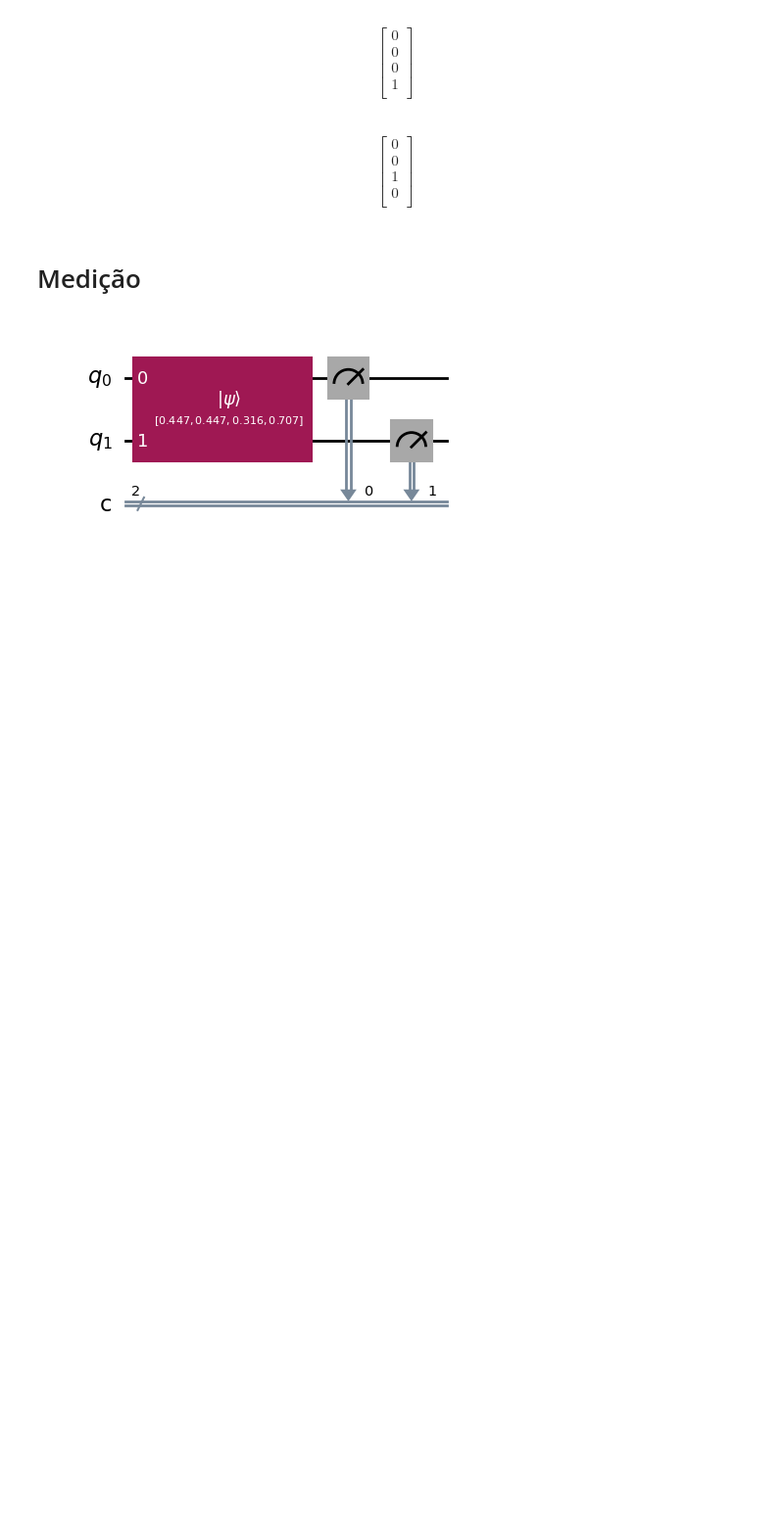
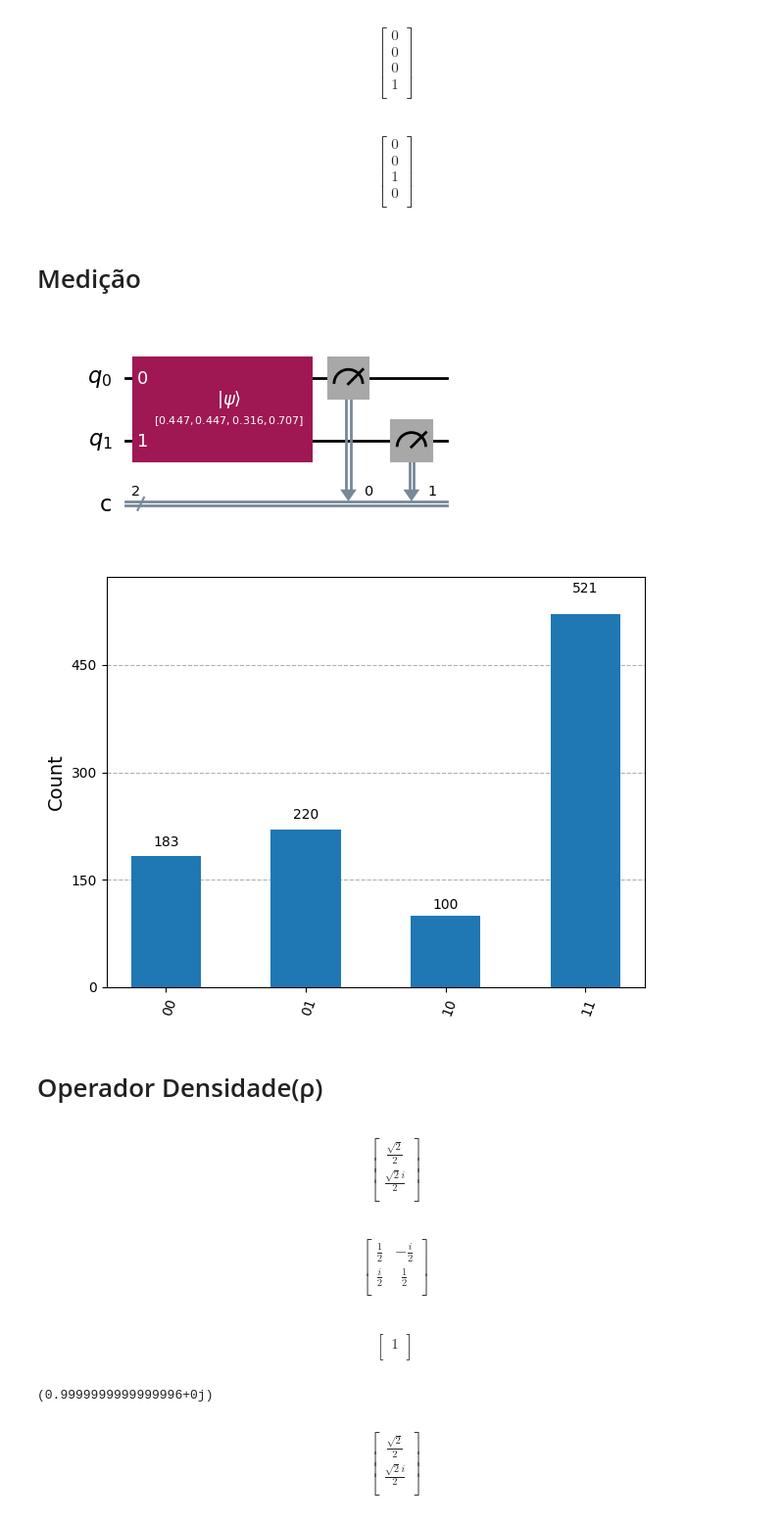
Before and after one commit to irajamuller/quantum_computing, a Jupyter notebook: Circuito_Quântico_2_qubits,_Operador_Densidade_e_Esfera_de_Bloch.ipynb, the cells around one changed output. Shown: that part at 98% size. Cells and saved outputs as stored; diff of their text form; code cells hidden in the pictures; blank space fills up the shorter version.

```diff
--- a/Circuito_Quântico_2_qubits,_Operador_Densidade_e_Esfera_de_Bloch.ipynb
+++ b/Circuito_Quântico_2_qubits,_Operador_Densidade_e_Esfera_de_Bloch.ipynb
@@ -110,3 +111,61 @@ qc.measure([0, 1], [0, 1])
 qc.draw('mpl')
 # %% [output]
 [figure]
+# %%
+qc_t = transpile(qc)
+backend = AerSimulator()
+
+result = backend.run(qc_t).result()
+counts = result.get_counts()
+plot_histogram(counts)
+# %% [output]
+[figure, added]
+# %% [markdown]
+# Operador Densidade(ρ)
+# %%
+# Estado Puro
+psi = np.array([ [1/np.sqrt(2)], [1/np.sqrt(2) * 1j] ])
+array_to_latex(psi)
+# %% [output]
+$$
+\begin{bmatrix}
+\frac{\sqrt{2}}{2}  \\
+ \frac{\sqrt{2} i}{2}  \\
+ \end{bmatrix}
+$$
+# %%
+rho = psi @ psi.conj().T
+array_to_latex(rho)
+# %% [output]
+$$
+\begin{bmatrix}
+\frac{1}{2} & - \frac{i}{2}  \\
+ \frac{i}{2} & \frac{1}{2}  \\
+ \end{bmatrix}
+$$
+# %%
+# Tr(p)
+array_to_latex(partial_trace(rho, [0]))
+# %% [output]
+$$
+\begin{bmatrix}
+1  \\
+ \end{bmatrix}
+$$
+# %%
+# Tr(p^2)
+print(purity(rho))
+# %% [output]
+(0.9999999999999996+0j)
+# %%
+# Estado Misto
+psi1 = np.array([ [1/np.sqrt(2)], [1/np.sqrt(2) * 1j] ])
+psi2 = np.array([ [1/np.sqrt(2)], [1/np.sqrt(2) * -1j] ])
+array_to_latex(psi1)
+# %% [output]
+$$
+\begin{bmatrix}
+\frac{\sqrt{2}}{2}  \\
+ \frac{\sqrt{2} i}{2}  \\
+ \end{bmatrix}
+$$
```
Also changed, not shown: parts of 6 cells of this notebook.
